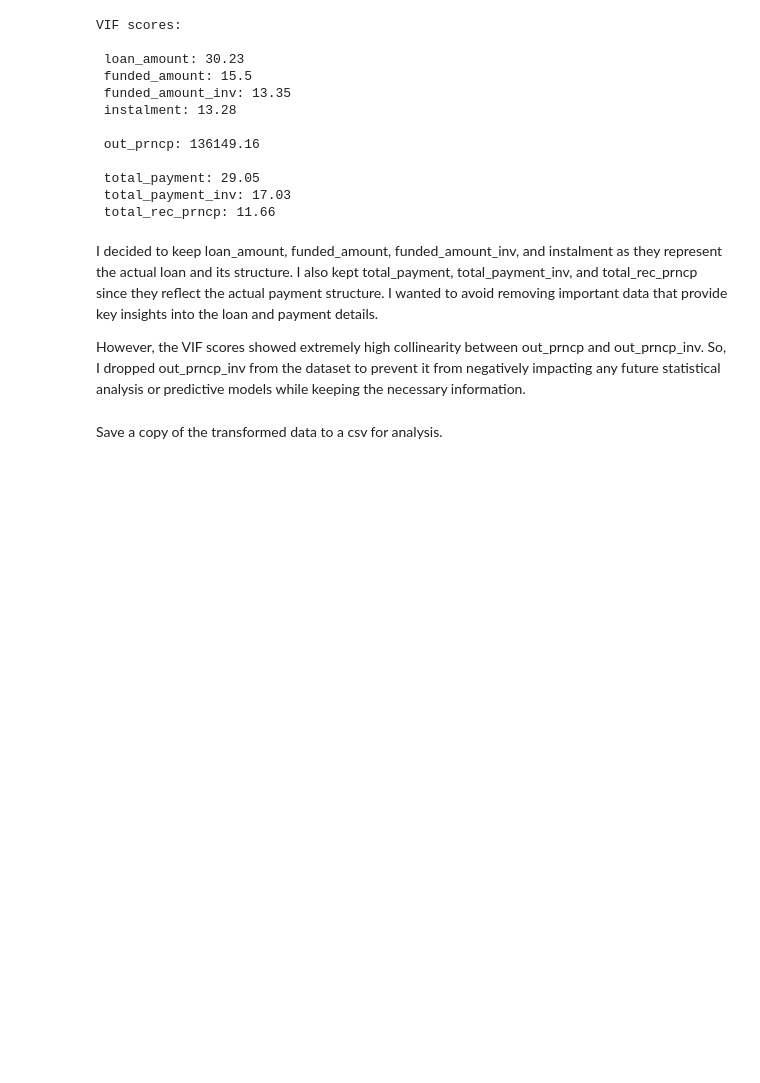
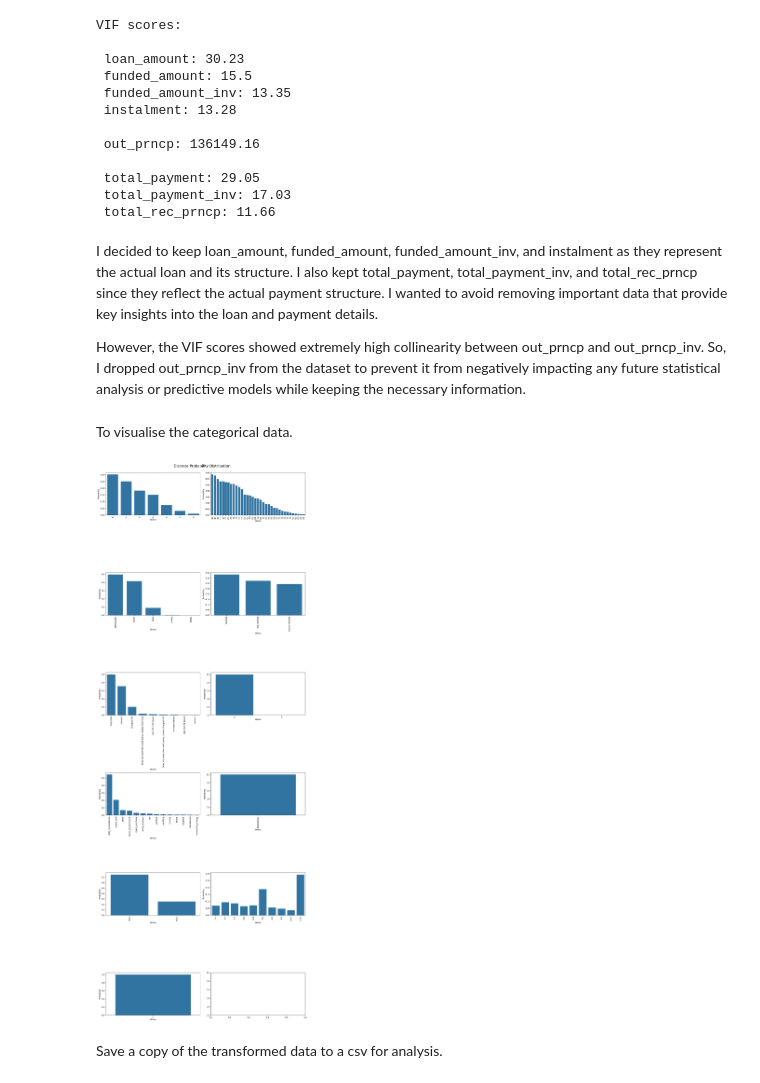
Before and after one commit to hosna22/EDA-Customer-Loans, a Jupyter notebook: EDA.ipynb, the cells around one changed output. Drawn from its saved outputs; the diff is of its cells as text; code cells hidden in the pictures; blank space fills up the shorter version.

Commit message:
Adds barplot method in Plotter class of transformations.py and uses methods in EDA notebook to visuallise categorical data using Discrete Probability Distribution

```diff
--- a/EDA.ipynb
+++ b/EDA.ipynb
@@ -338,6 +341,15 @@ I decided to keep loan_amount, funded_amount, funded_amount_inv, and instalment
 However, the VIF scores showed extremely high collinearity between out_prncp and out_prncp_inv. So, I dropped out_prncp_inv from the dataset to prevent it from negatively impacting any future statistical analysis or predictive models while keeping the necessary information.
 # %%
 loan_transformed = loan_transformed.drop('out_prncp_inv',  axis=1)
+# %% [markdown]
+To visualise the categorical data.
+# %%
+categorical_features = list(loan_df.select_dtypes(include=['object']).columns)
+categorical_features.extend(['term', 'employment_length', 'policy_code'])
+
+df_plot.plot_barplot_all_grid(loan_transformed, *categorical_features)
+# %% [output]
+[figure, added]
 # %% [markdown]
 Save a copy of the transformed data to a csv for analysis.
 # %%
```
Also changed, not shown: parts of 1 cell of this notebook, 2 other files.
